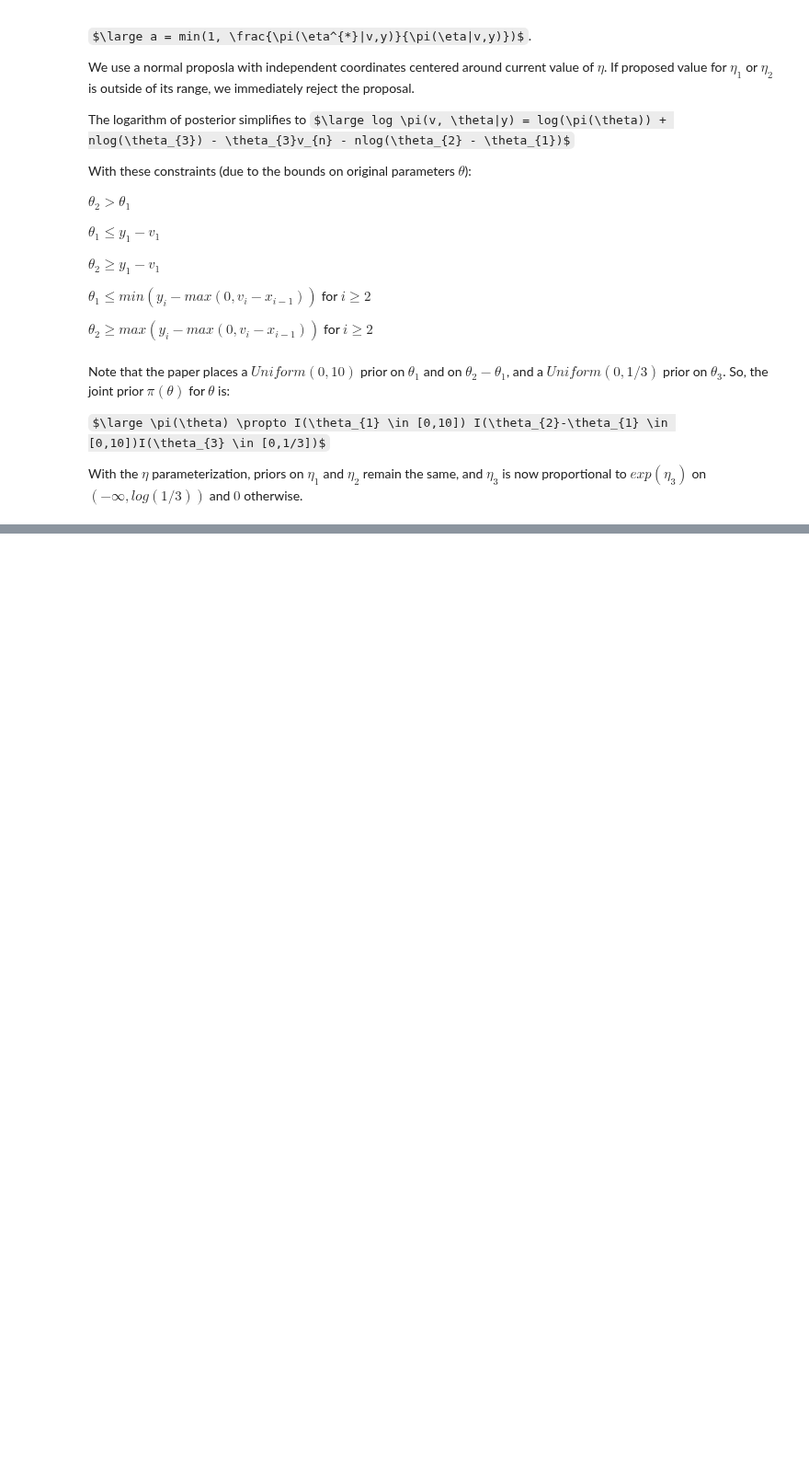
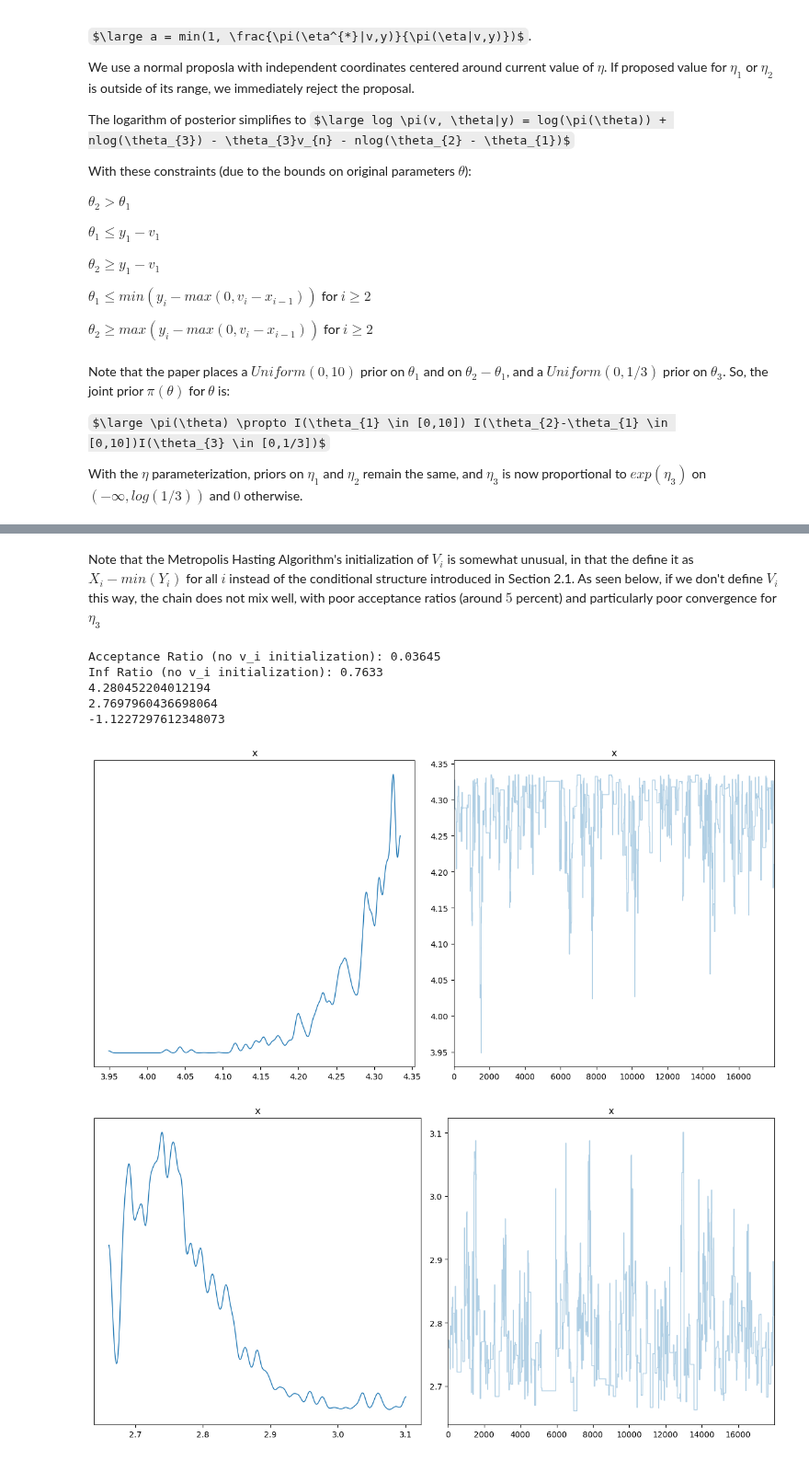
Before and after one commit to anthonyhu25/Bayesian-Queuing-, a Jupyter notebook: Bayesian_Queueing_Inference_Notebook.ipynb, the cells around one changed output, grey strips where cells are left out. Shown at 92% size. Saved outputs shown, nothing was run; the diff lists cells and outputs as text; code cells hidden in the pictures; some formulas as TeX source; blank space fills up the shorter version.

```diff
--- a/Bayesian_Queueing_Inference_Notebook.ipynb
+++ b/Bayesian_Queueing_Inference_Notebook.ipynb
@@ -422,7 +379,7 @@ N_samples = 2000
 
 for i in range(100):
   N_sims = 100
-  v_sim, y_sim = simulate_v(theta_intermediate, len(Intermediate))
+  v_sim, y_sim = simulate_v(theta_intermediate, 50)
   test_run, acceptance_ratio, inf_ratio = metropolis_simple(eta_intermediate,
                     theta_intermediate, y_sim, N_samples, int(0.1 * N_samples))
   acceptance_list.append(acceptance_ratio)
@@ -474,0 +434,2 @@ plt.show()
+# %% [markdown]
+Note that the Metropolis Hasting Algorithm's initialization of $V_{i}$ is somewhat unusual, in that the define it as $X_{i} - min(Y_{i})$ for all $i$ instead of the conditional structure introduced in Section 2.1. As seen below, if we don't define $V_{i}$ this way, the chain does not mix well, with poor acceptance ratios (around $5$ percent) and particularly poor convergence for $\eta_{3}$
@@ -474,0 +482,32 @@ plt.show()
+# %%
+N_samples = 20000
+test_run_2, acceptance_ratio_2, inf_ratio_2 = metropolis_simple_no_v_i(eta_intermediate, theta_intermediate, y_sim, v_sim, N_samples, int(0.1 * N_samples))
+print(f"Acceptance Ratio (no v_i initialization): {acceptance_ratio_2}")
+print(f"Inf Ratio (no v_i initialization): {inf_ratio_2}")
+
+eta_1_test = [x[0] for x in test_run_2]
+eta_2_test = [x[1] for x in test_run_2]
+eta_3_test = [x[2] for x in test_run_2]
+
+print(np.mean(eta_1_test))
+print(np.mean(eta_2_test))
+print(np.mean(eta_3_test))
+
+# Apply a larger figsize to all traceplots to prevent overlapping axis values
+arviz.plot_trace(np.array(eta_1_test), figsize=(12, 6))
+plt.tight_layout()
+plt.show()
+arviz.plot_trace(np.array(eta_2_test), figsize=(12, 6))
+plt.tight_layout()
+plt.show()
+arviz.plot_trace(np.array(eta_3_test), figsize=(12, 6))
+plt.tight_layout()
+plt.show()
+# %% [output]
+Acceptance Ratio (no v_i initialization): 0.03645
+Inf Ratio (no v_i initialization): 0.7633
+4.280452204012194
+2.7697960436698064
+-1.1227297612348073
+[figure, added]
+[figure, added]
```
Also changed, not shown: parts of 29 cells of this notebook.
